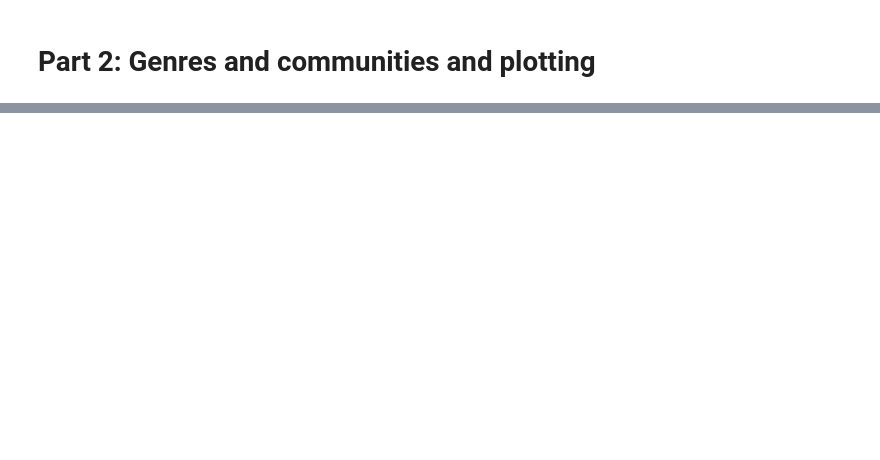
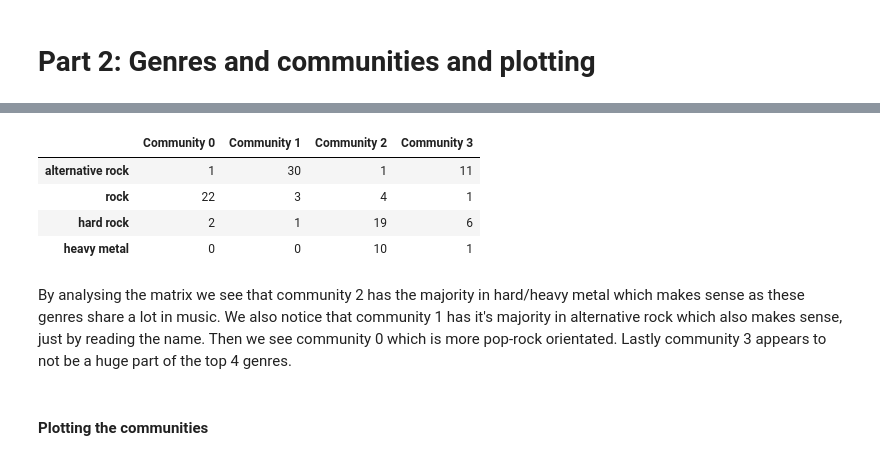
Before and after one commit to Pakkutaq/SG_rock_network, a Jupyter notebook: Assignment_2.ipynb, the cells around one changed output, grey strips where cells are left out. Drawn from its saved outputs; the diff is of its cells as text; code cells hidden in the pictures; blank space fills up the shorter version.

Commit message:
stadig wip part 1 og 2

```diff
--- a/Assignment_2.ipynb
+++ b/Assignment_2.ipynb
@@ -363,0 +726,36 @@ indicating a relatively egalitarian network structure.
+# %%
+import pandas as pd
+from collections import defaultdict
+# Get top 5 genres and top 5 communities
+sorted_genres = sorted(genre_to_nodes.items(), key=lambda x: len(x[1]), reverse=True)
+top_genres = [g for g, _ in sorted_genres[:4]]
+
+sorted_comms = sorted(communities, key=lambda c: len(c), reverse=True)
+top_communities = list(range(len(sorted_comms[:4])))  # [0,1,2,3,4]
+
+# Initialize D
+D = pd.DataFrame(
+    0,
+    index=top_genres,
+    columns=[f"Community {i}" for i in top_communities]
+)
+
+# Fill D(i, j)
+for genre in top_genres:
+    genre_nodes = set(genre_to_nodes[genre])
+    for j in top_communities:
+        comm_nodes = sorted_comms[j]
+        # count intersection of nodes
+        D.loc[genre, f"Community {j}"] = len(genre_nodes.intersection(comm_nodes))
+
+D
+# %% [output]
+|  | Community 0 | Community 1 | Community 2 | Community 3 |
+| alternative rock | 1 | 30 | 1 | 11 |
+| rock | 22 | 3 | 4 | 1 |
+| hard rock | 2 | 1 | 19 | 6 |
+| heavy metal | 0 | 0 | 10 | 1 |
+# %% [markdown]
+By analysing the matrix we see that community 2 has the majority in hard/heavy metal which makes sense as these genres share a lot in music. We also notice that community 1 has it's majority in alternative rock which also makes sense, just by reading the name. Then we see community 0 which is more pop-rock orientated. Lastly community 3 appears to not be a huge part of the top 4 genres.
+# %% [markdown]
+#### Plotting the communities
```
Also changed, not shown: parts of 17 cells of this notebook, 1 other file.
